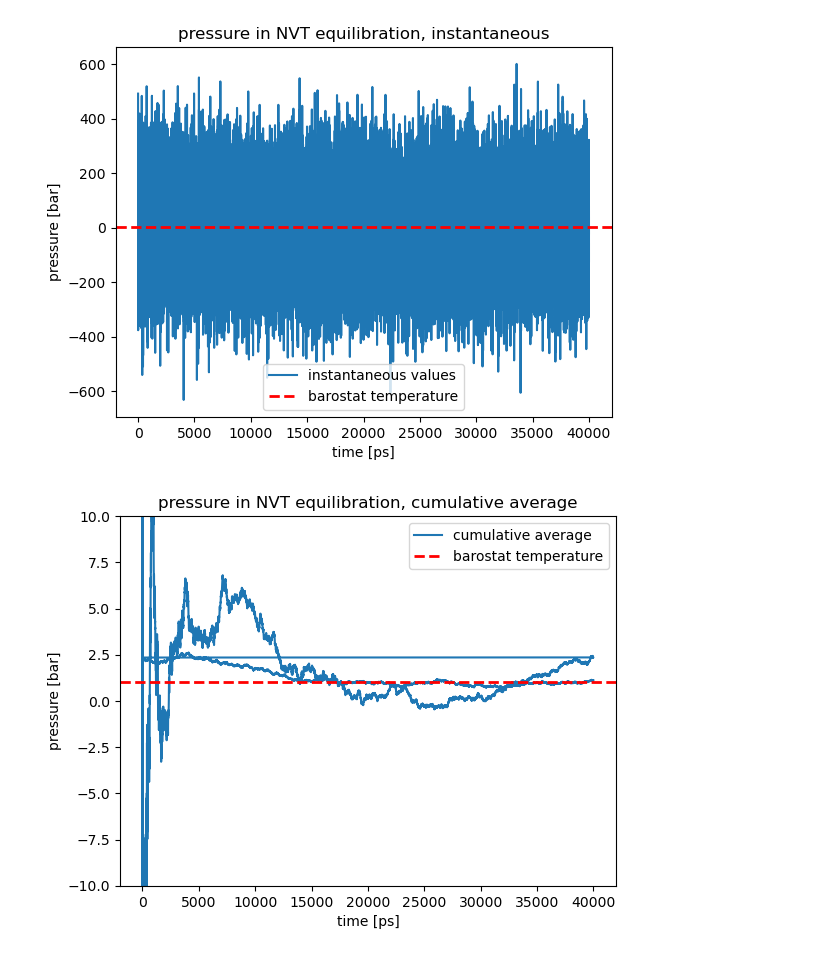
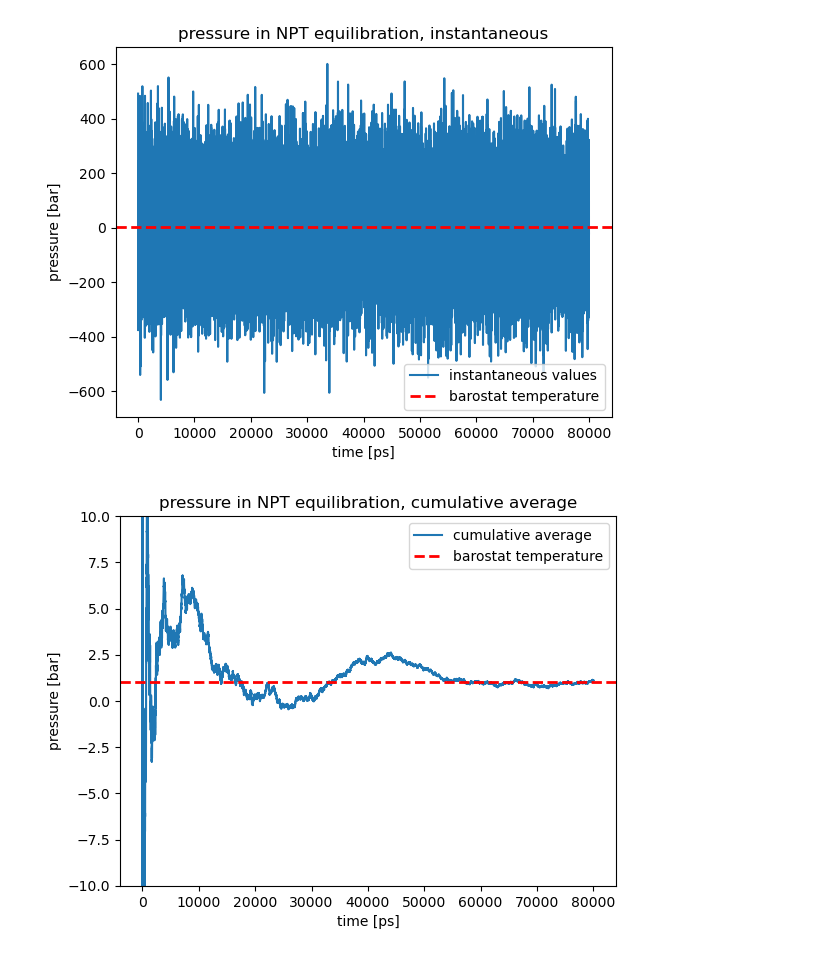
Before and after one commit to gac-uni/cbp_final2, a Jupyter notebook: notebooks/LoneProtein/LoneProtein (copy).ipynb, the cells around one changed output. Drawn from its saved outputs; the diff is of its cells as text; code cells hidden in the pictures.

```diff
--- a/notebooks/LoneProtein/LoneProtein (copy).ipynb
+++ b/notebooks/LoneProtein/LoneProtein (copy).ipynb
@@ -31,6 +15,10 @@ os.system("cat " + data_path + "01_prod1_header.txt")
 tem_df0 = pd.read_csv(data_path0 + "00_prod0.xvg", header = None, sep = " ", skipinitialspace=True)
 tem_df1 = pd.read_csv(data_path1 + "01_prod1.xvg", header = None, sep = " ", skipinitialspace=True)
 #tem_df = tem_df.tail(-5000)
+# %%
+row0 = len(tem_df0)-1
+adj_term = tem_df0[0].iloc[row0] + 2
+tem_df1[0] = tem_df1[0] + adj_term
 # %%
 # concatenate 2 df
 import pandas as pd
@@ -80,27 +79,27 @@ plt.show()
 # %%
 plt.plot(tem_df[0], tem_df[2], label = "instantaneous values")
 # plt.plot(tem_df[0], tem_df[2].expanding().mean(), label = "cumulative average")
-plt.title("pressure in NVT equilibration, instantaneous")
+plt.title("pressure in NPT equilibration, instantaneous")
 plt.xlabel("time [ps]")
 plt.ylabel("pressure [bar]")
 plt.axhline(y=1, color='r', linestyle='--', linewidth=2, label = "barostat temperature")
 plt.legend()
 plt.show()
 
 # plt.plot(tem_df[0], tem_df[2], label = "instantaneous values")
 plt.plot(tem_df[0], tem_df[2].expanding().mean(), label = "cumulative average")
 #errors = np.sqrt(tem_df[2].expanding().var() / tem_df[2].expanding().count())
 #plt.fill_between(tem_df[0], tem_df[2].expanding().mean() + errors, tem_df[2].expanding().mean() - errors, alpha=0.3)
-plt.title("pressure in NVT equilibration, cumulative average")
+plt.title("pressure in NPT equilibration, cumulative average")
 plt.xlabel("time [ps]")
 plt.ylabel("pressure [bar]")
 plt.axhline(y=1, color='r', linestyle='--', linewidth=2, label = "barostat temperature")
 plt.legend()
 plt.ylim(-10,10)
 plt.show()
 # %% [output]
-[figure, old version]
+[figure, new version]
-[figure, old version]
+[figure, new version]
 # %%
 plt.plot(tem_df[0], tem_df[4], label = "instantaneous values")
 plt.plot(tem_df[0], tem_df[4].expanding().mean(), label = "cumulative average")
```
Also changed, not shown: parts of 6 cells of this notebook, 5 other files.
